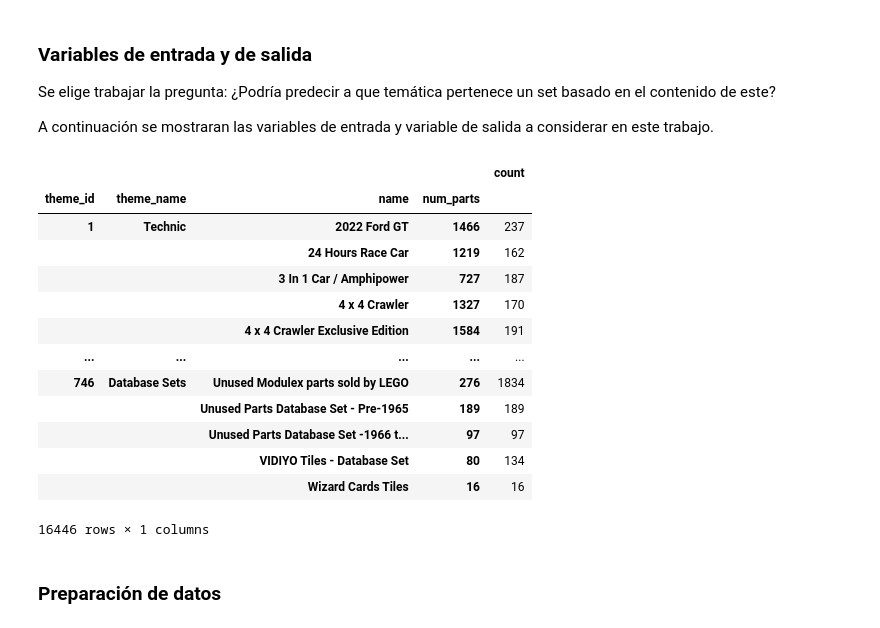
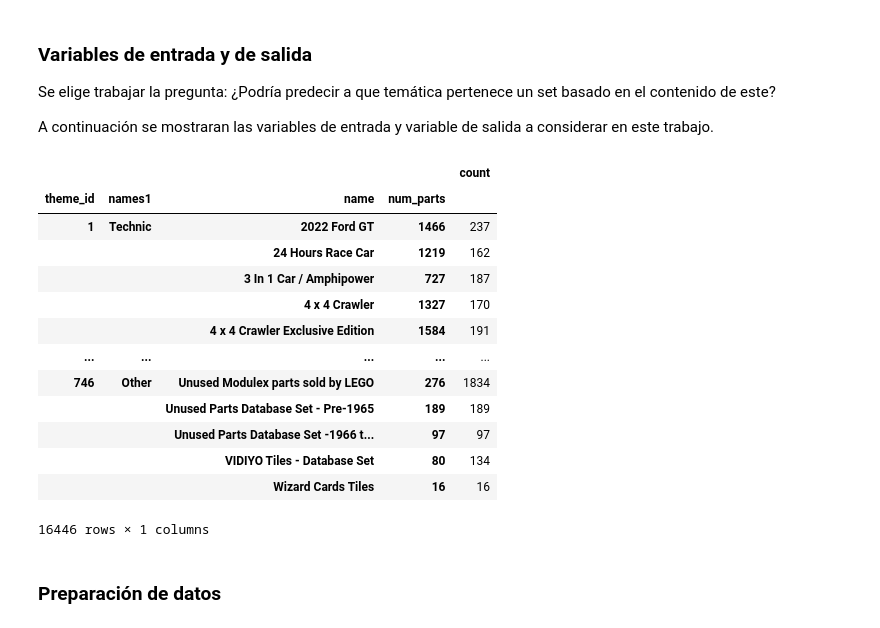
Before and after one commit to BenjaSar/AdD, a Jupyter notebook: TP_Integrador_AdD.ipynb, the cells around one changed output. Cells and saved outputs as stored; diff of their text form; code cells hidden in the pictures.

```diff
--- a/TP_Integrador_AdD.ipynb
+++ b/TP_Integrador_AdD.ipynb
@@ -215,11 +215,11 @@ themes1 = themes.copy()
 themes1['parent_id'] = themes1['parent_id'].fillna(0)
 themes1['parent_id'] = themes1['parent_id'].astype('int64')
 names = themes1['name'].copy()
-themes1['names1'] = names
+themes1['themes_parent_name'] = names
 themes1
 
 for i, j in D.items():
-    themes1.loc[themes1['parent_id'] == i, 'names1'] = j
+    themes1.loc[themes1['parent_id'] == i, 'themes_parent_name'] = j
 
 themes1
 # %% [output]
@@ -632,6 +632,6 @@ sets_themes
 21291 rows × 9 columns
 # %%
 #Delete the columns 'img_url' of the set 'sets_themes'
-sets_themes = sets_themes.drop(columns=['img_url','parent_id'])
+sets_themes = sets_themes.drop(columns=['img_url','parent_id', 'parent_id', 'theme_name'])
 sets_themes
 # %% [output]
@@ -1336,18 +1334,18 @@ A continuación se mostraran las variables de entrada y variable de salida a con
 # %%
 #group the 'Theme_color' dataset by the 'theme_name' and count the quantity of diferente colors of the parts
 
-pc_theme = pd.DataFrame(result_part_colorS.groupby(['theme_id', 'theme_name','name']).apply(lambda x: x['num_parts'].value_counts()))
+pc_theme = pd.DataFrame(result_part_colorS.groupby(['theme_id', 'names1','name']).apply(lambda x: x['num_parts'].value_counts()))
 pc_theme
 # %% [output]
 |  |  |  |  | count |
-| theme_id | theme_name | name | num_parts |  |
+| theme_id | names1 | name | num_parts |  |
 | 1 | Technic | 2022 Ford GT | 1466 | 237 |
 |  |  | 24 Hours Race Car | 1219 | 162 |
 |  |  | 3 In 1 Car / Amphipower | 727 | 187 |
 |  |  | 4 x 4 Crawler | 1327 | 170 |
 |  |  | 4 x 4 Crawler Exclusive Edition | 1584 | 191 |
 | ... | ... | ... | ... | ... |
-| 746 | Database Sets | Unused Modulex parts sold by LEGO | 276 | 1834 |
+| 746 | Other | Unused Modulex parts sold by LEGO | 276 | 1834 |
 |  |  | Unused Parts Database Set - Pre-1965 | 189 | 189 |
 |  |  | Unused Parts Database Set -1966 t... | 97 | 97 |
 |  |  | VIDIYO Tiles - Database Set | 80 | 134 |
```
Also changed, not shown: parts of 63 cells of this notebook.
